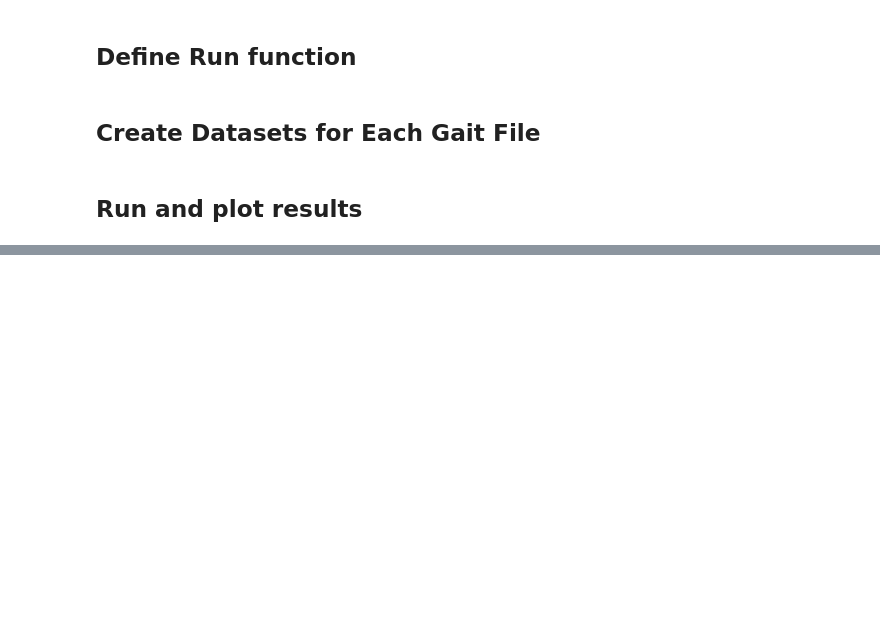
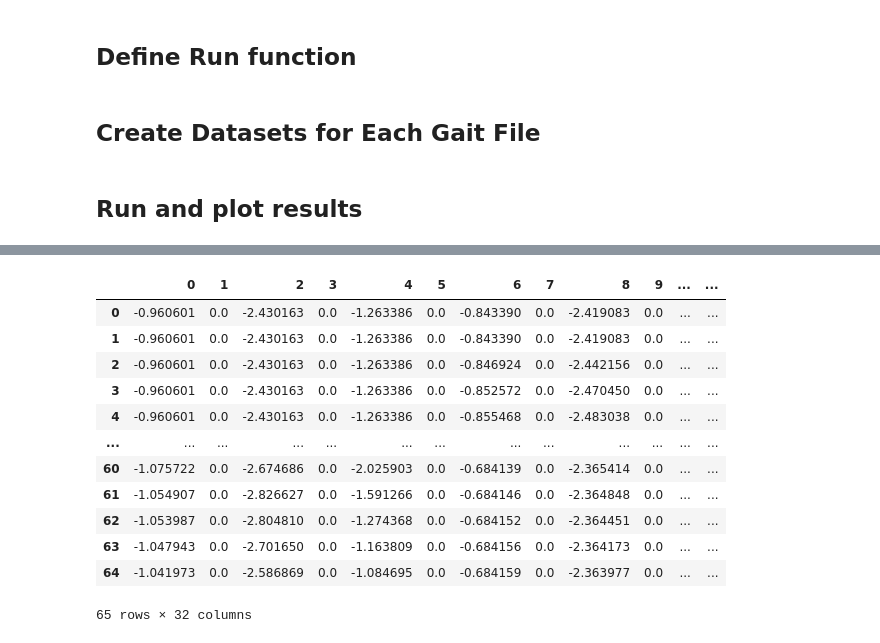
Before and after one commit to anthonyjclark/gaitpt, a Jupyter notebook: gait_model.ipynb, the cells around one changed output, grey strips where cells are left out. Cells and saved outputs as stored; diff of their text form; code cells hidden in the pictures; blank space fills up the shorter version.

```diff
--- a/gait_model.ipynb
+++ b/gait_model.ipynb
@@ -267,0 +299,17 @@ for name, train_ds, test_ds in names_and_ds:
+# %%
+df_gait = pd.read_csv("./Data/trot_angles.csv", header=None)
+df_gait
+# %% [output]
+|  | 0 | 1 | 2 | 3 | 4 | 5 | 6 | 7 | 8 | 9 | ... | ... |
+| 0 | -0.960601 | 0.0 | -2.430163 | 0.0 | -1.263386 | 0.0 | -0.843390 | 0.0 | -2.419083 | 0.0 | ... | ... |
+| 1 | -0.960601 | 0.0 | -2.430163 | 0.0 | -1.263386 | 0.0 | -0.843390 | 0.0 | -2.419083 | 0.0 | ... | ... |
+| 2 | -0.960601 | 0.0 | -2.430163 | 0.0 | -1.263386 | 0.0 | -0.846924 | 0.0 | -2.442156 | 0.0 | ... | ... |
+| 3 | -0.960601 | 0.0 | -2.430163 | 0.0 | -1.263386 | 0.0 | -0.852572 | 0.0 | -2.470450 | 0.0 | ... | ... |
+| 4 | -0.960601 | 0.0 | -2.430163 | 0.0 | -1.263386 | 0.0 | -0.855468 | 0.0 | -2.483038 | 0.0 | ... | ... |
+| ... | ... | ... | ... | ... | ... | ... | ... | ... | ... | ... | ... | ... |
+| 60 | -1.075722 | 0.0 | -2.674686 | 0.0 | -2.025903 | 0.0 | -0.684139 | 0.0 | -2.365414 | 0.0 | ... | ... |
+| 61 | -1.054907 | 0.0 | -2.826627 | 0.0 | -1.591266 | 0.0 | -0.684146 | 0.0 | -2.364848 | 0.0 | ... | ... |
+| 62 | -1.053987 | 0.0 | -2.804810 | 0.0 | -1.274368 | 0.0 | -0.684152 | 0.0 | -2.364451 | 0.0 | ... | ... |
+| 63 | -1.047943 | 0.0 | -2.701650 | 0.0 | -1.163809 | 0.0 | -0.684156 | 0.0 | -2.364173 | 0.0 | ... | ... |
+| 64 | -1.041973 | 0.0 | -2.586869 | 0.0 | -1.084695 | 0.0 | -0.684159 | 0.0 | -2.363977 | 0.0 | ... | ... |
+65 rows × 32 columns
```
Also changed, not shown: parts of 12 cells of this notebook.
